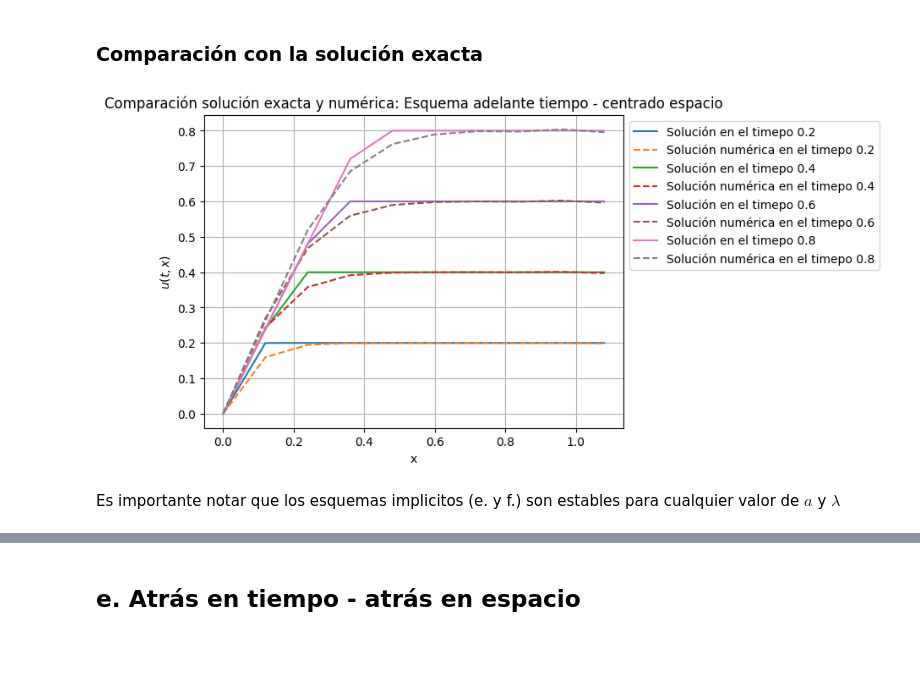
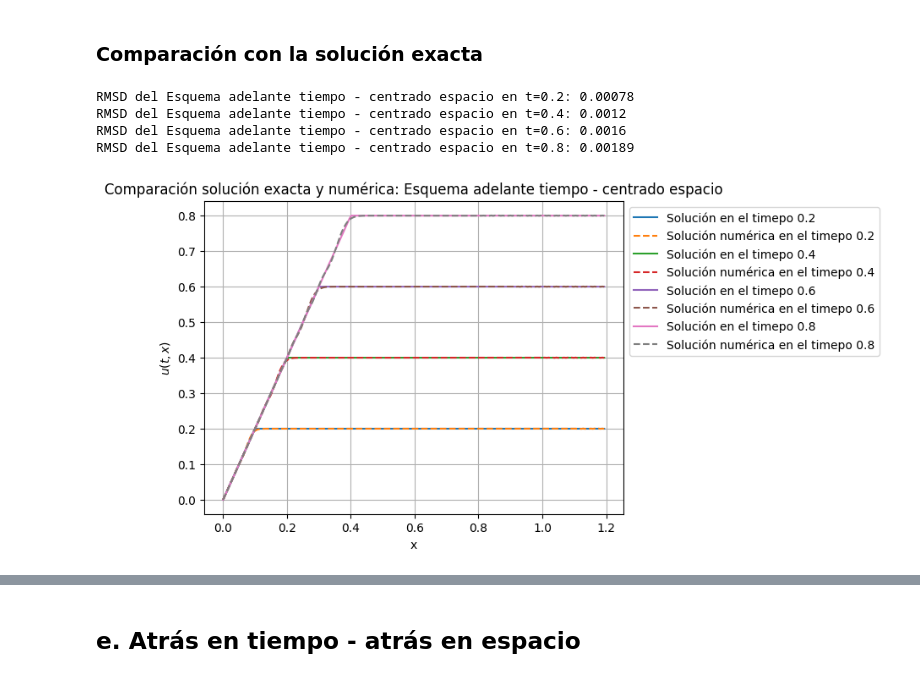
Before and after one commit to SamHuRo/solucion-numerica-de-EDP, a Jupyter notebook: Tareas/Tarea_02/Tarea_01-Samuel_Huertas.ipynb, the cells around one changed output, grey strips where cells are left out. Drawn from its saved outputs; the diff is of its cells as text; code cells hidden in the pictures; blank space fills up the shorter version.

```diff
--- a/Tareas/Tarea_02/Tarea_01-Samuel_Huertas.ipynb
+++ b/Tareas/Tarea_02/Tarea_01-Samuel_Huertas.ipynb
@@ -231,7 +258,17 @@ plt.legend()
 # %%
 # --- Condición inicial u(0,x) = 0 ---
 def condicion_inicial(
-        x,
-        t,
+    x,
+    t,
 ):
     return np.zeros(len(x))
+
+
+cond_iniciales = condicion_inicial(variable_espacial, 0)
+plt.plot(variable_espacial, cond_iniciales, label="Condición inicial")
+plt.xlabel("x")
+plt.ylabel("u(0,x)")
+plt.grid(True)
+plt.title("Condición inicial")
+plt.legend()
+plt.show()
@@ -239,8 +278,8 @@ def condicion_inicial(
 ## Solución exacta
 # %%
 def solucion_exacta(
-       x,                   # Variable espacial
-       t,                   # Variable temporal
+    x,  # Variable espacial
+    t,  # Variable temporal
 ):
     """
     Solución excata al PVI dado anterior mente.
@@ -252,10 +291,8 @@ def solucion_exacta(
 
     return np.piecewise(
         x,
-        [x <= 0,
-         (x >= 0) & (x - 0.5*t <= 0),
-         (x >= 0) & (x - 0.5*t >= 0)],
-        [0, lambda x: 2*x, lambda x: t]
+        [x <= 0, (x >= 0) & (x - 0.5 * t <= 0), (x >= 0) & (x - 0.5 * t >= 0)],
+        [0, lambda x: 2 * x, lambda x: t],
     )
 # %%
 # Graficar la solución exacta del PVI
@@ -367,7 +404,6 @@ $1 - (a\lambda)^2 \leq 1 \Longrightarrow  (a\lambda)^2 \geq 0$
 Como $(a\lambda)^2$ siempre va a ser un número positivo, el esquema siempre va a ser estable.
 # %%
 cons_DC = (alpha * k) / (2 * h)
-cond_iniciales = condicion_inicial(x=variable_espacial, t=variable_temporal[0])
 # %%
 class EsquemaAdelanteCentrado(Esquema):
     def __init__(
@@ -446,21 +496,32 @@ animar_esquema(
 # %%
 solucion_DF = esquema_DC.calcular_esquema()
 
 indices = [np.where(variable_temporal == t)[0][0] for t in t_comparación]
 
 
 for pos, t in enumerate(t_comparación):
     u = solucion_exacta(variable_espacial, t)
     plt.plot(variable_espacial, u, label=f"Solución en el timepo {t}")
-    plt.plot(variable_espacial, solucion_DF[indices[pos],:], label=f"Solución numérica en el timepo {t}", linestyle='dashed')
+    plt.plot(
+        variable_espacial,
+        solucion_DF[indices[pos], :],
+        label=f"Solución numérica en el timepo {t}",
+        linestyle="dashed",
+    )
+    rmsd = RMSD(u, solucion_DF[indices[pos], :])
+    print(f"RMSD del {name_esquema} en t={t}: {round(rmsd,5)}")
 
-plt.title("Comparación solución exacta y numérica: Esquema adelante tiempo - centrado espacio")
+plt.title(
+    "Comparación solución exacta y numérica: Esquema adelante tiempo - centrado espacio"
+)
 plt.xlabel("x")
 plt.ylabel("$u(t, x)$")
 plt.grid(True)
 plt.legend(loc="upper left", bbox_to_anchor=(1, 1))
 plt.show()
 # %% [output]
+RMSD del Esquema adelante tiempo - centrado espacio en t=0.2: 0.00078
+RMSD del Esquema adelante tiempo - centrado espacio en t=0.4: 0.0012
+RMSD del Esquema adelante tiempo - centrado espacio en t=0.6: 0.0016
+RMSD del Esquema adelante tiempo - centrado espacio en t=0.8: 0.00189
-[figure, old version]
+[figure, new version]
-# %% [markdown]
-Es importante notar que los esquemas implicitos (e. y f.) son estables para cualquier valor de $a$ y $\lambda$
```
Also changed, not shown: parts of 27 cells of this notebook, 3 other files.
